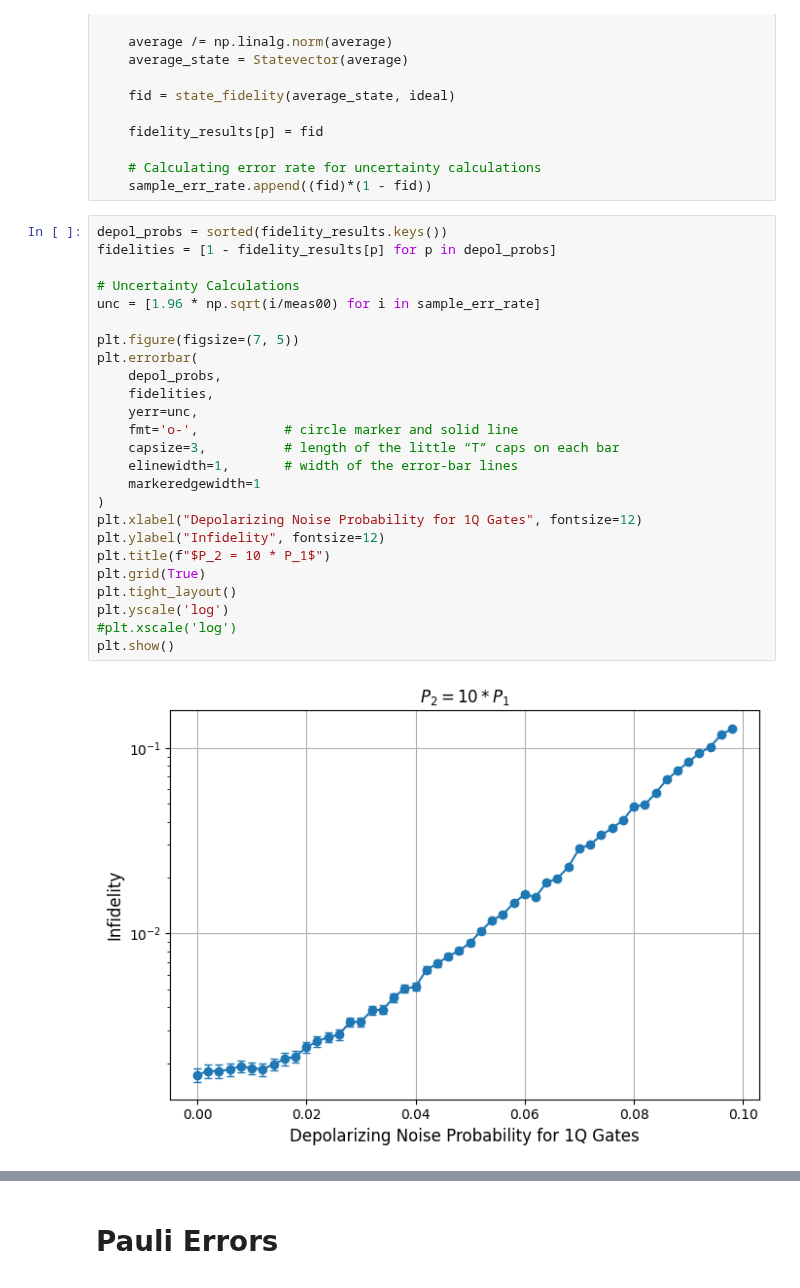
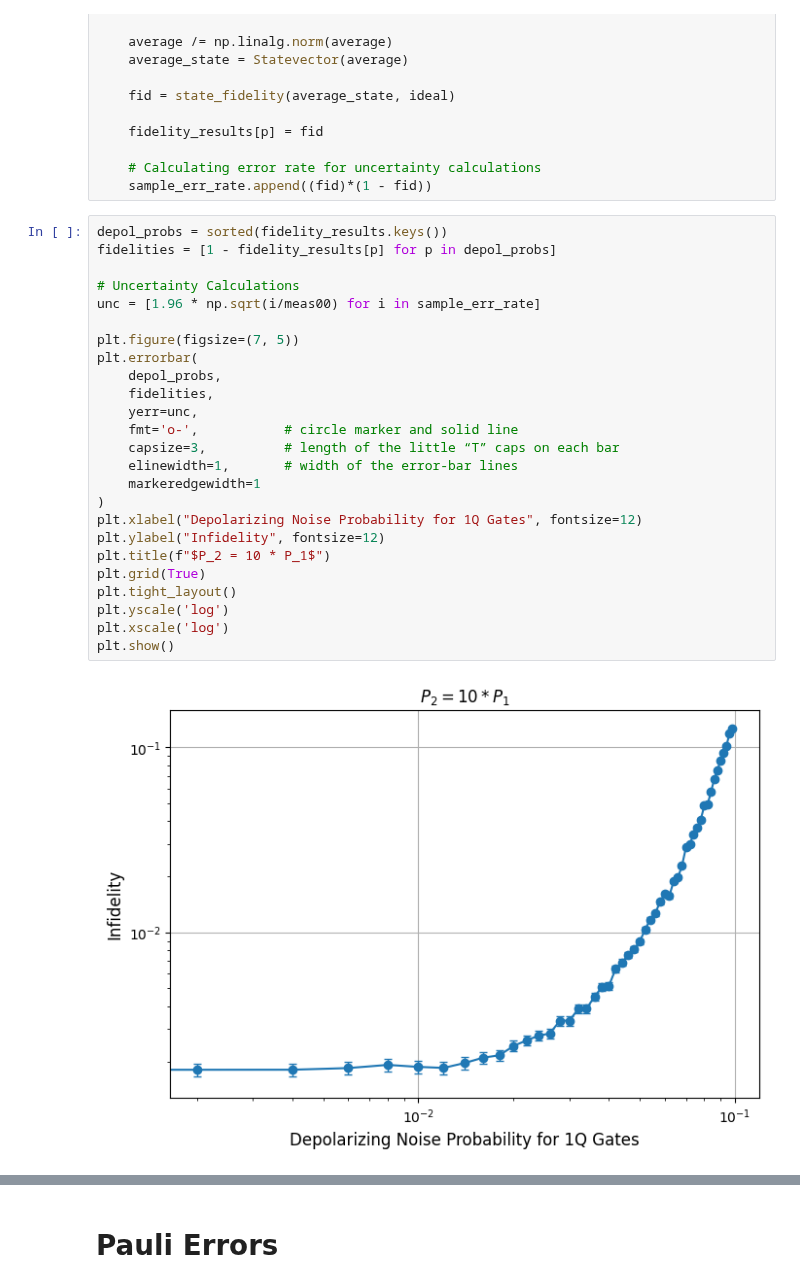
Before and after one commit to Sal7ySalt/Smallest-MSD-Protocol, a Jupyter notebook: fidelity.ipynb, the cells around one changed output, grey strips where cells are left out. Cells and saved outputs as stored; diff of their text form.

```diff
--- a/fidelity.ipynb
+++ b/fidelity.ipynb
@@ -548,27 +548,27 @@ for p in depol_probs:
 # %%
 depol_probs = sorted(fidelity_results.keys())
 fidelities = [1 - fidelity_results[p] for p in depol_probs]
 
 # Uncertainty Calculations
 unc = [1.96 * np.sqrt(i/meas00) for i in sample_err_rate]
 
 plt.figure(figsize=(7, 5))
 plt.errorbar(
     depol_probs,
     fidelities,
     yerr=unc,
     fmt='o-',           # circle marker and solid line
     capsize=3,          # length of the little “T” caps on each bar
     elinewidth=1,       # width of the error‐bar lines
     markeredgewidth=1
 )
 plt.xlabel("Depolarizing Noise Probability for 1Q Gates", fontsize=12)
 plt.ylabel("Infidelity", fontsize=12)
 plt.title(f"$P_2 = 10 * P_1$")
 plt.grid(True)
 plt.tight_layout()
 plt.yscale('log')
-#plt.xscale('log')
+plt.xscale('log')
 plt.show()
 # %% [output]
-[figure, old version]
+[figure, new version]
```
Also changed, not shown: parts of 10 cells of this notebook.
